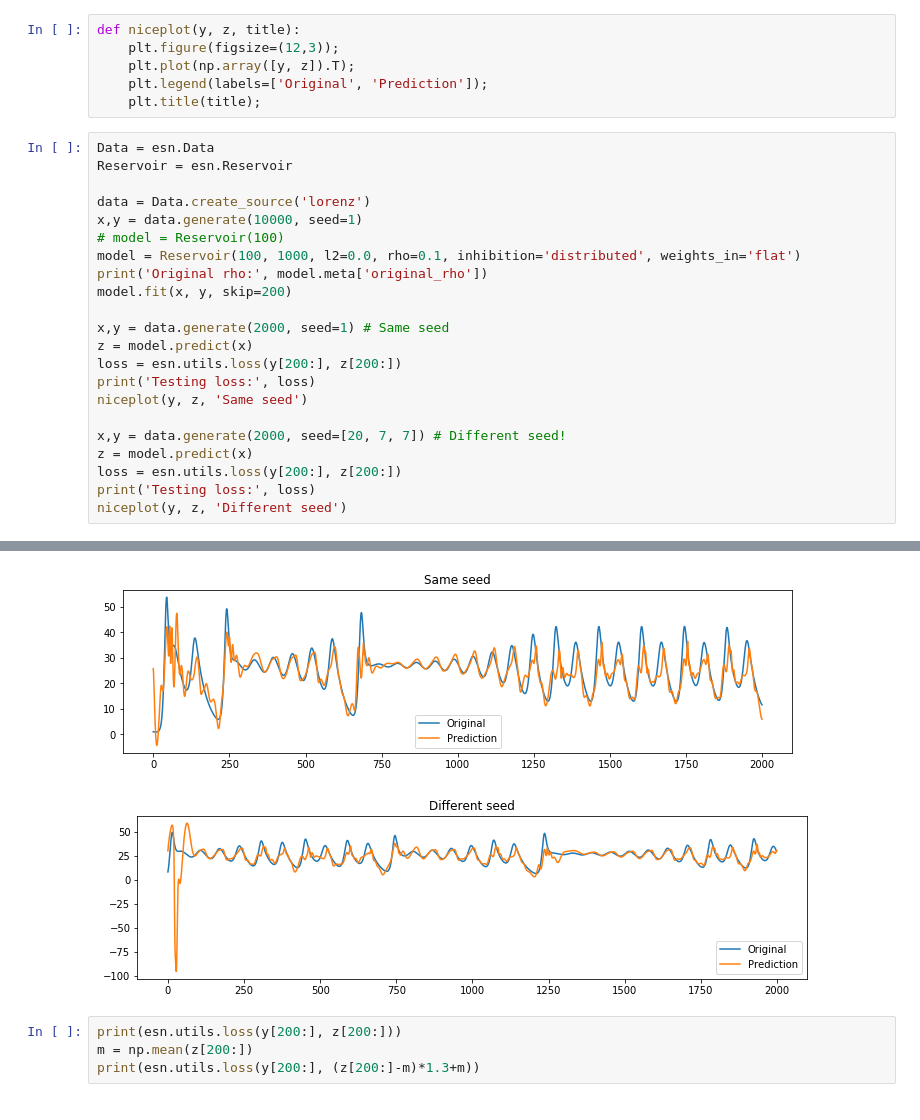
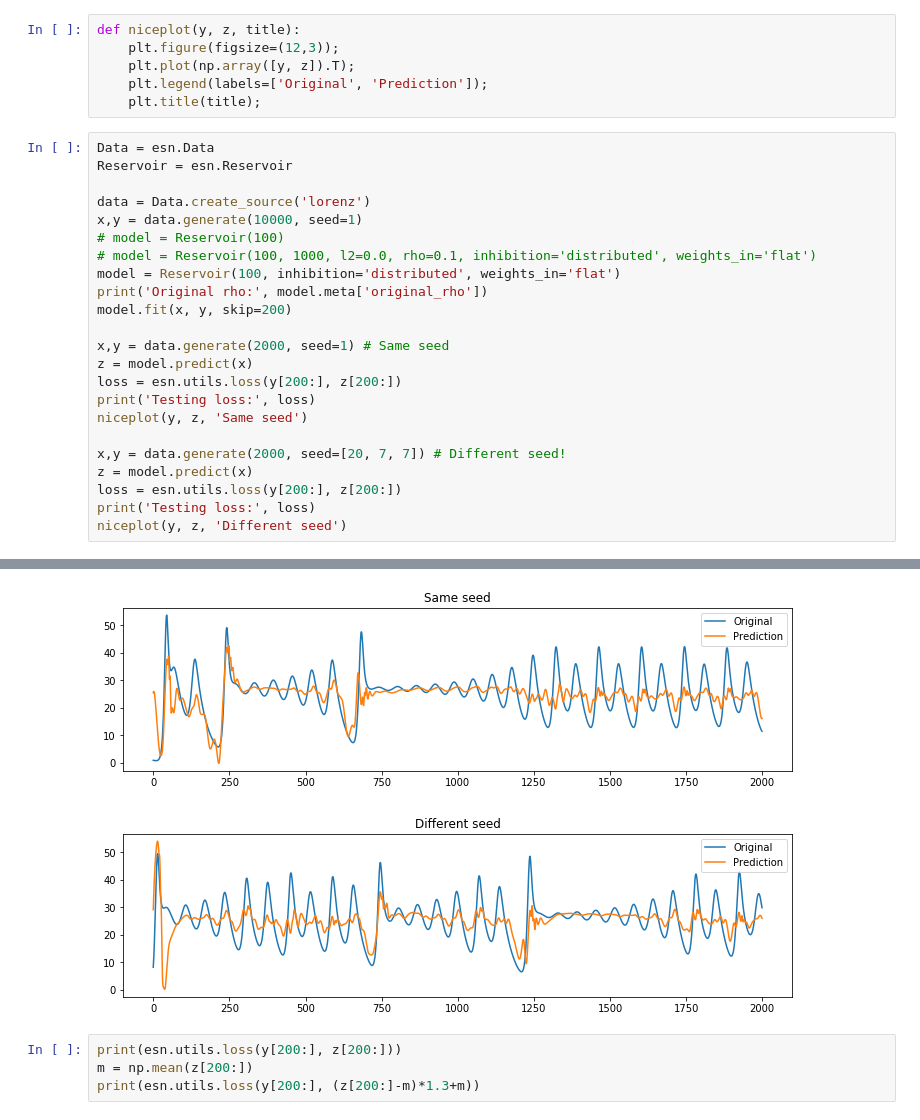
Before and after one commit to khakhalin/echo-networks, a Jupyter notebook: notebooks/experiment_minimal.ipynb, the cells around one changed output, grey strips where cells are left out. Saved outputs shown, nothing was run; the diff lists cells and outputs as text.

```diff
--- a/notebooks/experiment_minimal.ipynb
+++ b/notebooks/experiment_minimal.ipynb
@@ -17,7 +17,8 @@ Reservoir = esn.Reservoir
 data = Data.create_source('lorenz')
 x,y = data.generate(10000, seed=1)
 # model = Reservoir(100)
-model = Reservoir(100, 1000, l2=0.0, rho=0.1, inhibition='distributed', weights_in='flat')
+# model = Reservoir(100, 1000, l2=0.0, rho=0.1, inhibition='distributed', weights_in='flat')
+model = Reservoir(100, inhibition='distributed', weights_in='flat')
 print('Original rho:', model.meta['original_rho'])
 model.fit(x, y, skip=200)
 
@@ -39,5 +40,5 @@ Testing loss: 20.84126577381022
-[figure, old version]
+[figure, new version]
-[figure, old version]
+[figure, new version]
 # %%
 print(esn.utils.loss(y[200:], z[200:]))
 m = np.mean(z[200:])
```
Also changed, not shown: parts of 1 cell of this notebook, 4 other files.
